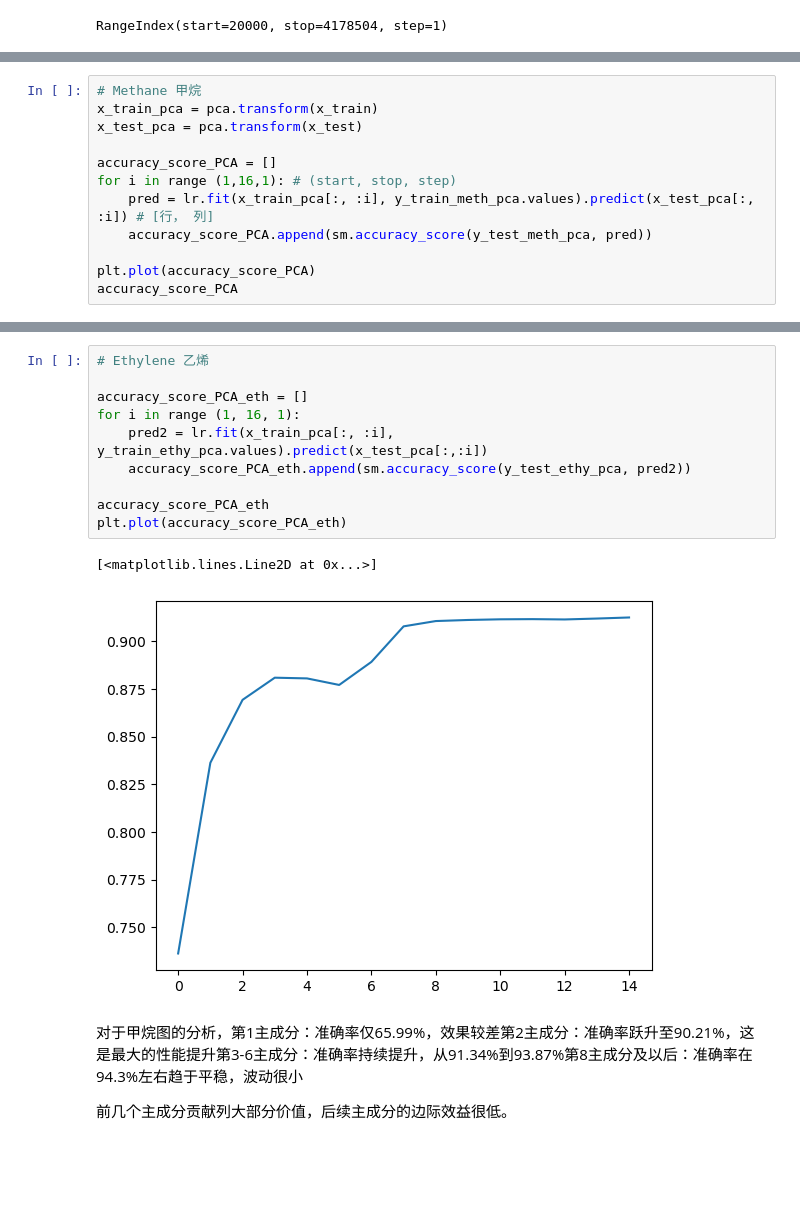
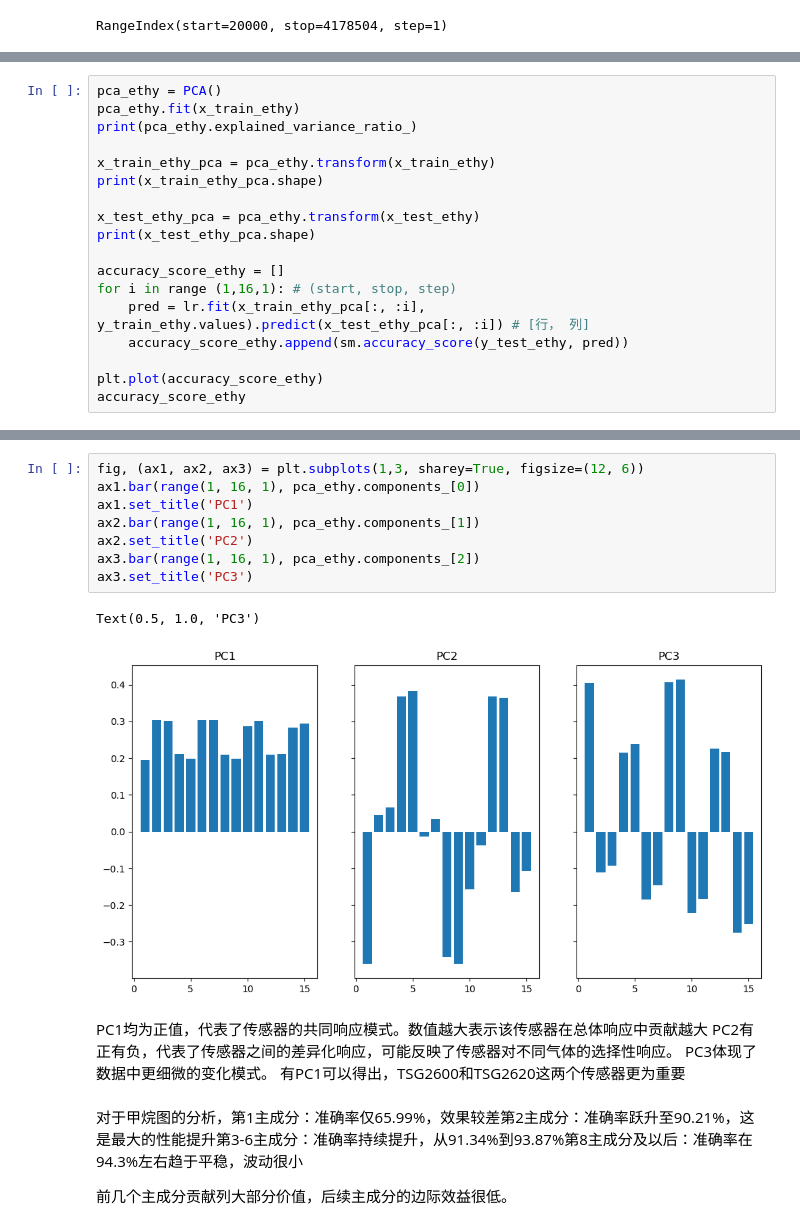
Before and after one commit to LGL-Incresense/GasSensorArray, a Jupyter notebook: Gas-sensor-array-under-dynamic-gas-mixtures/GAS_ML.ipynb, the cells around one changed output, grey strips where cells are left out. Drawn from its saved outputs; the diff is of its cells as text; blank space fills up the shorter version.

```diff
--- a/Gas-sensor-array-under-dynamic-gas-mixtures/GAS_ML.ipynb
+++ b/Gas-sensor-array-under-dynamic-gas-mixtures/GAS_ML.ipynb
@@ -586,13 +684,19 @@ plt.show()
 # %%
-# Methane 甲烷
-x_train_pca = pca.transform(x_train)
-x_test_pca = pca.transform(x_test)
+pca_ethy = PCA()
+pca_ethy.fit(x_train_ethy)
+print(pca_ethy.explained_variance_ratio_)
 
-accuracy_score_PCA = []
+x_train_ethy_pca = pca_ethy.transform(x_train_ethy)
+print(x_train_ethy_pca.shape)
+
+x_test_ethy_pca = pca_ethy.transform(x_test_ethy)
+print(x_test_ethy_pca.shape)
+
+accuracy_score_ethy = []
 for i in range (1,16,1): # (start, stop, step)
-    pred = lr.fit(x_train_pca[:, :i], y_train_meth_pca.values).predict(x_test_pca[:, :i]) # [行， 列]
-    accuracy_score_PCA.append(sm.accuracy_score(y_test_meth_pca, pred))
+    pred = lr.fit(x_train_ethy_pca[:, :i], y_train_ethy.values).predict(x_test_ethy_pca[:, :i]) # [行， 列]
+    accuracy_score_ethy.append(sm.accuracy_score(y_test_ethy, pred))
 
-plt.plot(accuracy_score_PCA)
-accuracy_score_PCA
+plt.plot(accuracy_score_ethy)
+accuracy_score_ethy
 # %% [output]
@@ -615,15 +725,18 @@ accuracy_score_PCA
 # %%
-# Ethylene 乙烯
-
-accuracy_score_PCA_eth = []
-for i in range (1, 16, 1):
-    pred2 = lr.fit(x_train_pca[:, :i], y_train_ethy_pca.values).predict(x_test_pca[:,:i])
-    accuracy_score_PCA_eth.append(sm.accuracy_score(y_test_ethy_pca, pred2))
-
-accuracy_score_PCA_eth
-plt.plot(accuracy_score_PCA_eth)
+fig, (ax1, ax2, ax3) = plt.subplots(1,3, sharey=True, figsize=(12, 6))
+ax1.bar(range(1, 16, 1), pca_ethy.components_[0])
+ax1.set_title('PC1')
+ax2.bar(range(1, 16, 1), pca_ethy.components_[1])
+ax2.set_title('PC2')
+ax3.bar(range(1, 16, 1), pca_ethy.components_[2])
+ax3.set_title('PC3')
 # %% [output]
-[<matplotlib.lines.Line2D at 0x...>]
+Text(0.5, 1.0, 'PC3')
-[figure, old version]
+[figure, new version]
+# %% [markdown]
+PC1均为正值，代表了传感器的共同响应模式。数值越大表示该传感器在总体响应中贡献越大
+PC2有正有负，代表了传感器之间的差异化响应，可能反映了传感器对不同气体的选择性响应。
+PC3体现了数据中更细微的变化模式。
+有PC1可以得出，TSG2600和TSG2620这两个传感器更为重要
 # %% [markdown]
 对于甲烷图的分析，
```
Also changed, not shown: parts of 28 cells of this notebook.
